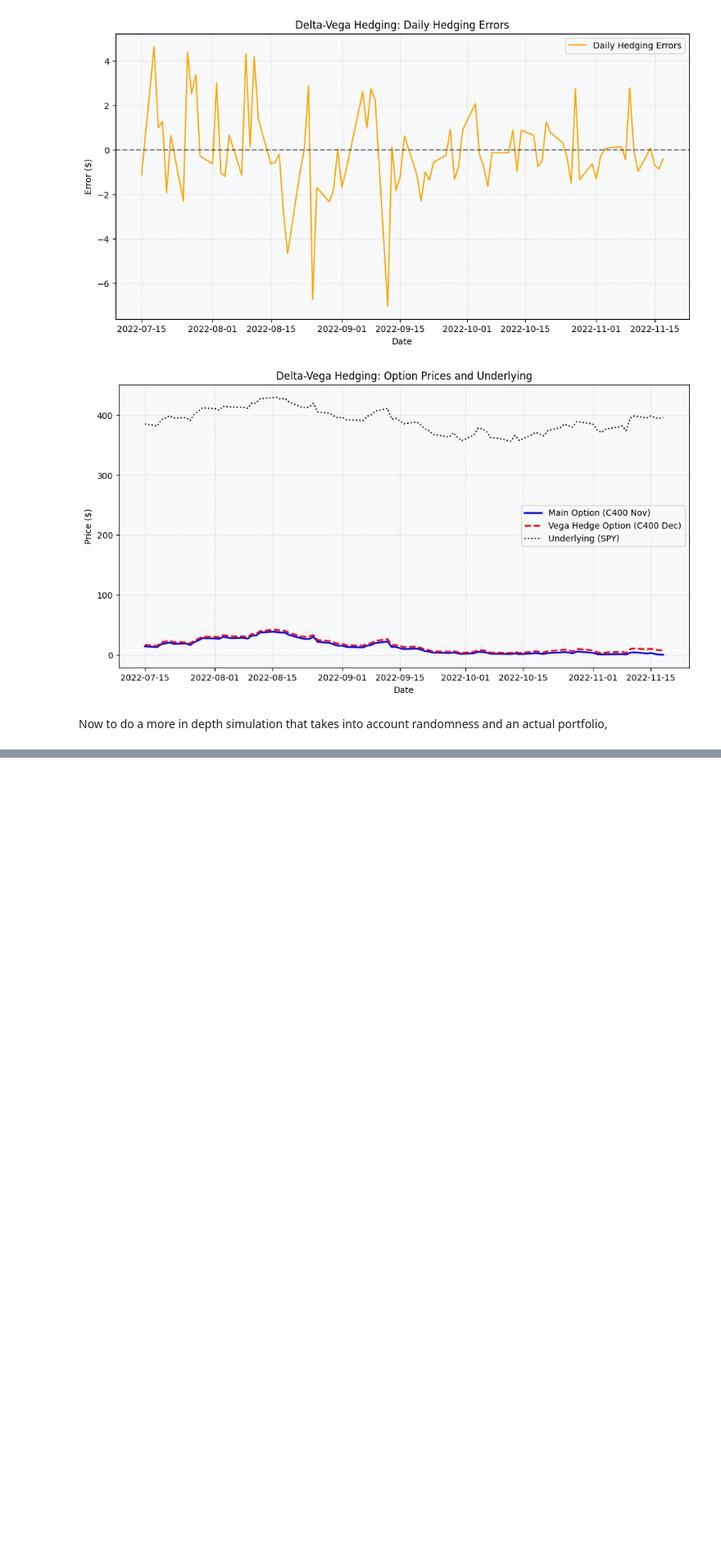
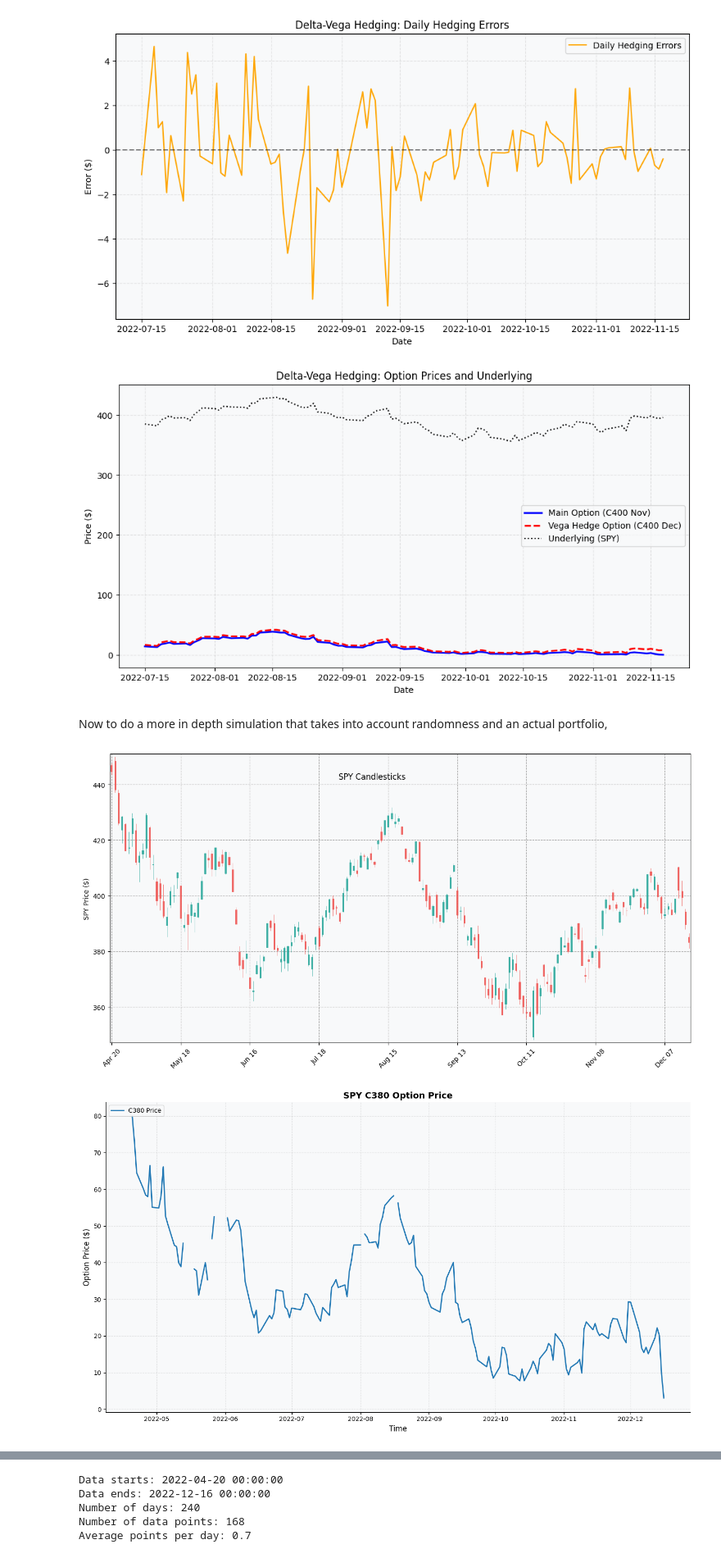
Before and after one commit to MariusBoda/Options_Hedging_Project, a Jupyter notebook: hedging_project.ipynb, the cells around one changed output, grey strips where cells are left out. Shown at 82% size. Cells and saved outputs as stored; diff of their text form; code cells hidden in the pictures; blank space fills up the shorter version.

```diff
--- a/hedging_project.ipynb
+++ b/hedging_project.ipynb
@@ -801,5 +801,7 @@ plt.show()
 # %% [markdown]
 Now to do a more in depth simulation that takes into account randomness and an actual portfolio,
 # %%
-account = 1000000  # Starting account balance
-# no leverage scenario
+plot_spy_and_options("simulation_data/spy_221216_C380_C405.feather", ["C380","C381", "C382", "C403", "C402", "C400", "C405"])
+# %% [output]
+[figure, added]
+[figure, added]
@@ -805,0 +814,5 @@ account = 1000000  # Starting account balance
+Data starts: 2022-04-20 00:00:00
+Data ends: 2022-12-16 00:00:00
+Number of days: 240
+Number of data points: 168
+Average points per day: 0.7
```
Also changed, not shown: parts of 2 cells of this notebook, 2 other files.
